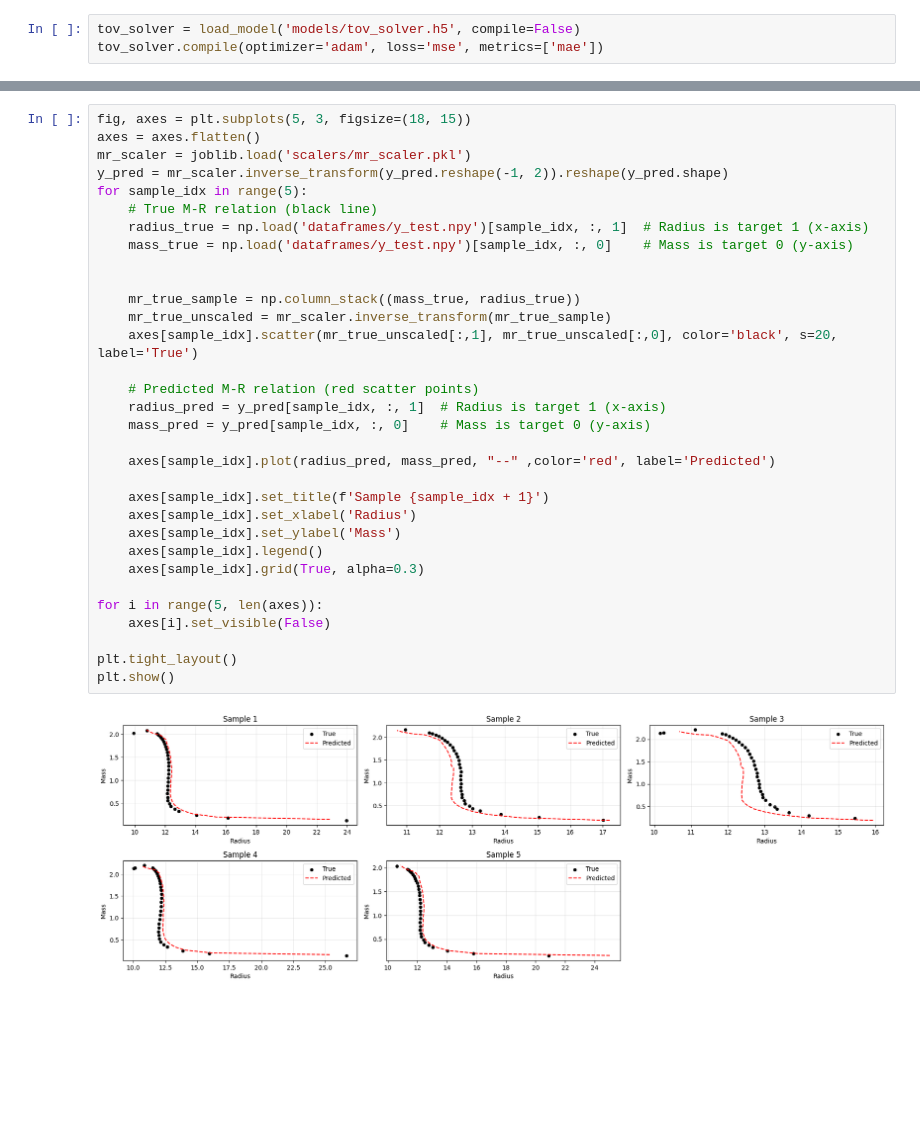
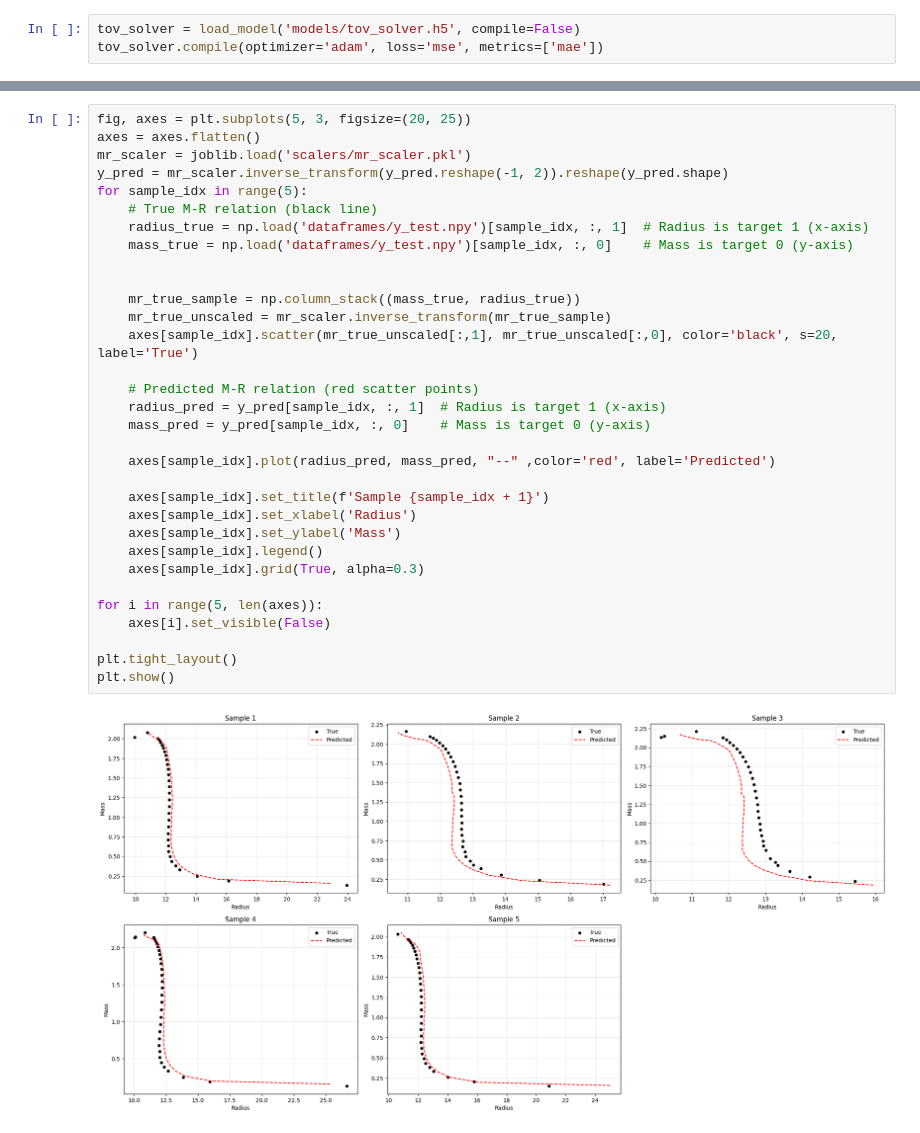
Before and after one commit to lesanson/NN-Reconstruction, a Jupyter notebook: TOV_Solver.ipynb, the cells around one changed output, grey strips where cells are left out. Drawn from its saved outputs; the diff is of its cells as text; blank space fills up the shorter version.

```diff
--- a/TOV_Solver.ipynb
+++ b/TOV_Solver.ipynb
@@ -61,34 +61,34 @@ test_metrics, y_pred = evaluate_and_predict(tov_solver, np.load('dataframes/X_te
 # %%
-fig, axes = plt.subplots(5, 3, figsize=(18, 15))
+fig, axes = plt.subplots(5, 3, figsize=(20, 25))
 axes = axes.flatten()
 mr_scaler = joblib.load('scalers/mr_scaler.pkl')
 y_pred = mr_scaler.inverse_transform(y_pred.reshape(-1, 2)).reshape(y_pred.shape)
 for sample_idx in range(5):
     # True M-R relation (black line)
     radius_true = np.load('dataframes/y_test.npy')[sample_idx, :, 1]  # Radius is target 1 (x-axis)
     mass_true = np.load('dataframes/y_test.npy')[sample_idx, :, 0]    # Mass is target 0 (y-axis)
 
 
     mr_true_sample = np.column_stack((mass_true, radius_true))
     mr_true_unscaled = mr_scaler.inverse_transform(mr_true_sample)
     axes[sample_idx].scatter(mr_true_unscaled[:,1], mr_true_unscaled[:,0], color='black', s=20, label='True')
 
     # Predicted M-R relation (red scatter points)
     radius_pred = y_pred[sample_idx, :, 1]  # Radius is target 1 (x-axis)
     mass_pred = y_pred[sample_idx, :, 0]    # Mass is target 0 (y-axis)
 
     axes[sample_idx].plot(radius_pred, mass_pred, "--" ,color='red', label='Predicted')
 
     axes[sample_idx].set_title(f'Sample {sample_idx + 1}')
     axes[sample_idx].set_xlabel('Radius')
     axes[sample_idx].set_ylabel('Mass')
     axes[sample_idx].legend()
     axes[sample_idx].grid(True, alpha=0.3)
 
 for i in range(5, len(axes)):
     axes[i].set_visible(False)
 
 plt.tight_layout()
 plt.show()
 # %% [output]
-[figure, old version]
+[figure, new version]
```
Also changed, not shown: parts of 3 cells of this notebook, 1 other file.
